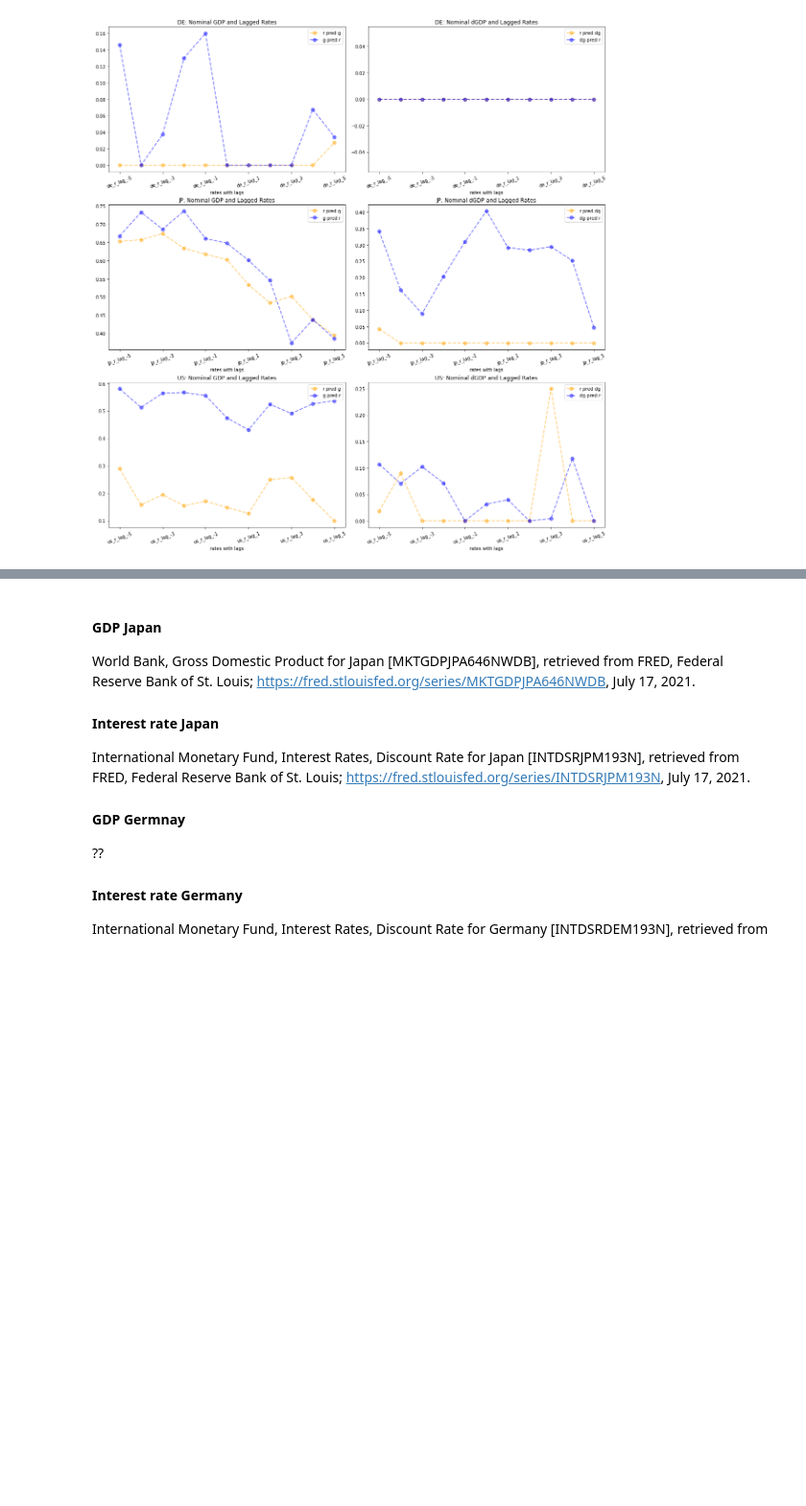
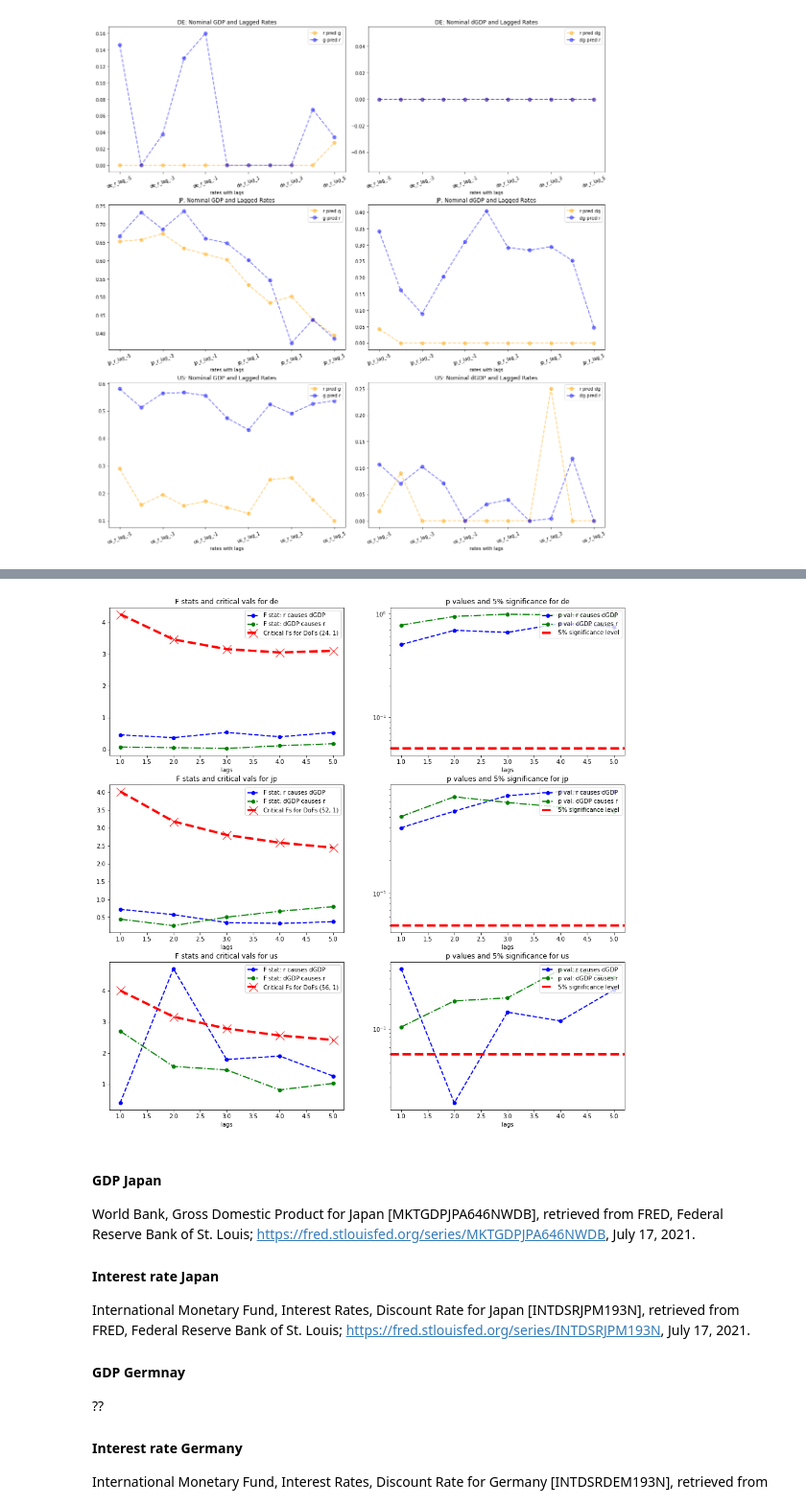
Before and after one commit to jthk1618/Causality, a Jupyter notebook: gdp_and_interest_rates.ipynb, the cells around one changed output, grey strips where cells are left out. Shown: that part at 96% size. Cells and saved outputs as stored; diff of their text form; code cells hidden in the pictures; blank space fills up the shorter version.

```diff
--- a/gdp_and_interest_rates.ipynb
+++ b/gdp_and_interest_rates.ipynb
@@ -554,3 +464,53 @@ The results for Japan and the US are less clear. Neither hypothesis can be rejec
+# %%
+# --- Plot the dGDP Stats
+
+_, ax = plt.subplots(3, 2, figsize=(16, 16))
+
+significance = 0.05
+
+for i, c in enumerate(countries):
+    c = c.lower()
+    lags = range(1, L+1)
+    tests = g_results[c]
+
+    # --- hn0: nominal GDP causes r
+    f_hd0 = [tests["hd0"][l][0]["params_ftest"][0] for l in lags]
+    p_hd0 = [tests["hd0"][l][0]["params_ftest"][1] for l in lags]
+
+    ax[i, 0].plot(lags, f_hd0, 'o--', lw=2, c="b", label="F stat: r causes dGDP")
+    ax[i, 1].plot(lags, p_hd0, 'o--', lw=2, c="b", label="p val: r causes dGDP")
+
+    # --- hd1: r causes nominal GDP
+    f_hd1 = [tests["hd1"][l][0]["params_ftest"][0] for l in lags]
+    p_hd1 = [tests["hd1"][l][0]["params_ftest"][1] for l in lags]
+
+    ax[i, 0].plot(lags, f_hd1, 'o-.', lw=2, c="g", label="F stat: dGDP causes r")
+    ax[i, 1].plot(lags, p_hd1, 'o-.', lw=2, c="g", label="p val: dGDP causes r")
+
+    # --- Common for both of the above
+    dofs = [tests["hd1"][l][0]["params_ftest"][2:] for l in lags]
+    crit_f = [sig_x(dof[1], dof[0], significance).x for dof in dofs]
+    ax[i, 0].plot(lags, crit_f, 'x--', lw=4, ms=15, c="r",
+                  label='Critical Fs for DoFs ({f1}, {f2})'.format(f1=int(dofs[0][0]),
+                                                                  f2=int(dofs[0][1])))
+    ax[i, 1].axhline(y=significance, color="r", linestyle="--", lw=4,
+                     label="5% significance level")
+
+    # --- Titles, Labels, Legends
+    ax[i, 0].set(
+        title="F stats and critical vals for {}".format(c),
+        xlabel="lags",
+    )
+
+    ax[i, 1].set(
+        title="p values and {s}% significance for {c}".format(s=int(significance*100), c=c),
+        xlabel="lags",
+        yscale='log'
+    )
+    ax[i, 0].legend(loc="upper right")
+    ax[i, 1].legend(loc="upper right")
+# %% [output]
+[figure, added]
 # %% [markdown]
 #### GDP Japan
 World Bank, Gross Domestic Product for Japan [MKTGDPJPA646NWDB], retrieved from FRED, Federal Reserve Bank of St. Louis; https://fred.stlouisfed.org/series/MKTGDPJPA646NWDB, July 17, 2021.
```
Also changed, not shown: parts of 16 cells of this notebook.
